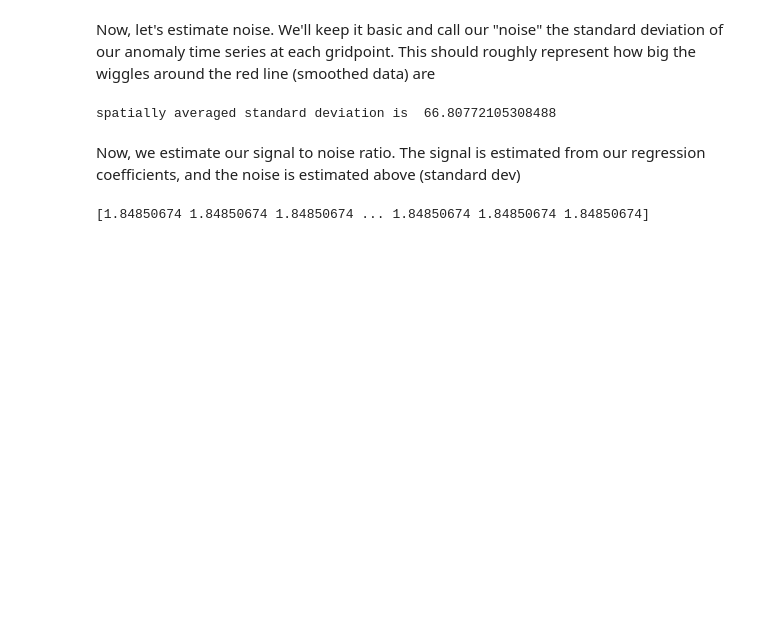
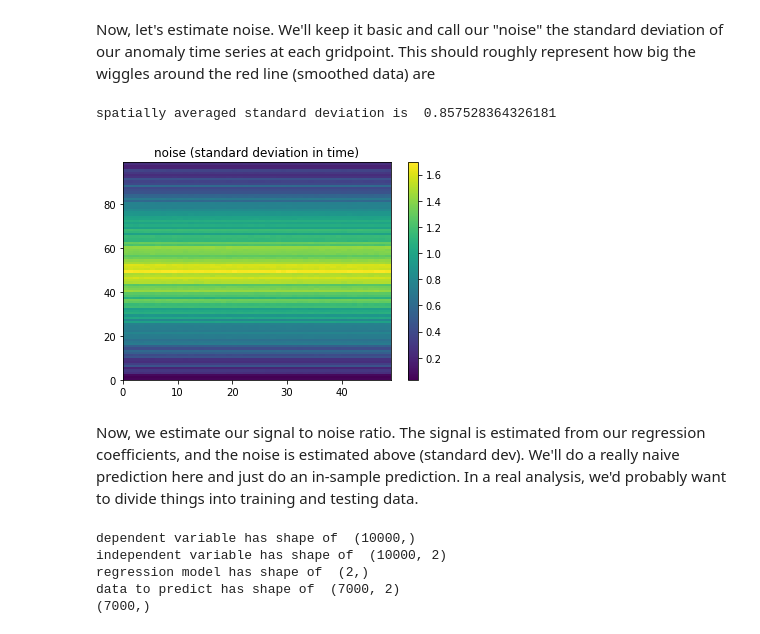
Before and after one commit to darothen/cmip6hack-toe, a Jupyter notebook: notebooks/ToE_synthetic_example.ipynb, the cells around one changed output. Drawn from its saved outputs; the diff is of its cells as text; code cells hidden in the pictures; blank space fills up the shorter version.

Commit message:
updated ToE_synthetic_example.ipynb to do the final predictions

```diff
--- a/notebooks/ToE_synthetic_example.ipynb
+++ b/notebooks/ToE_synthetic_example.ipynb
@@ -119,13 +141,28 @@ Text(0.5, 1.0, 'betas')
 # %% [markdown]
 Now, let's estimate noise.  We'll keep it basic and call our "noise" the standard deviation of our anomaly time series at each gridpoint.  This should roughly represent how big the wiggles around the red line (smoothed data) are
 # %%
-noise = np.nanstd(time_anom,axis=2) #should have dimensions of x,y
+noise = np.nanstd(noise_space,axis=2) #should have dimensions of x,y
+
+noiseplot = plt.pcolormesh(xgrid,ygrid,np.transpose(noise))
+plt.colorbar(noiseplot)
+plt.title('noise (standard deviation in time)')
 print('spatially averaged standard deviation is ',np.nanmean(np.nanmean(noise)))
 # %% [output]
-spatially averaged standard deviation is  66.80772105308488
+spatially averaged standard deviation is  0.857528364326181
+[figure, added]
 # %% [markdown]
-Now, we estimate our signal to noise ratio. The signal is estimated from our regression coefficients, and the noise is estimated above (standard dev)
+Now, we estimate our signal to noise ratio. The signal is estimated from our regression coefficients, and the noise is estimated above (standard dev).  We'll do a really naive prediction here and just do an in-sample prediction.  In a real analysis, we'd probably want to divide things into training and testing data.
-# %%
-signal = alphas_all[:,:,None]*data_smoothed[None,None,:] + betas_all[:,:,None]
-# %% [output]
-[1.84850674 1.84850674 1.84850674 ... 1.84850674 1.84850674 1.84850674]
+# %%
+data_test_to_predict = sm.add_constant(time_anom[4,63,2999:-1])
+print("dependent variable has shape of ",time_anom[33,2,:].shape)
+print("independent variable has shape of ",sm.add_constant(data_smoothed).shape)
+print("regression model has shape of ",x_regress_example.params.shape)
+print("data to predict has shape of ",data_test_to_predict.shape)
+data_prediction = x_regress_example.predict(np.squeeze(data_test_to_predict))
+print(data_prediction.shape)
+# %% [output]
+dependent variable has shape of  (10000,)
+independent variable has shape of  (10000, 2)
+regression model has shape of  (2,)
+data to predict has shape of  (7000, 2)
+(7000,)
```
Also changed, not shown: parts of 9 cells of this notebook.
